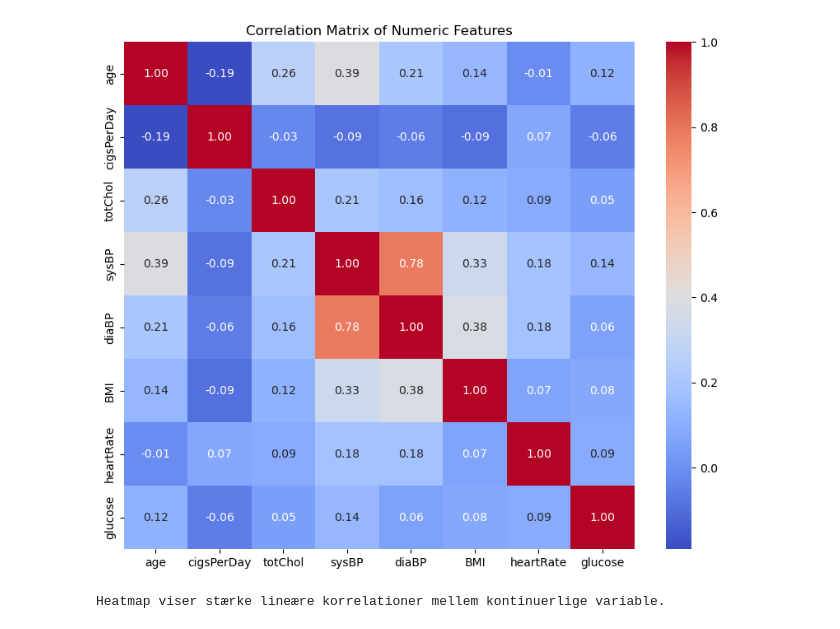
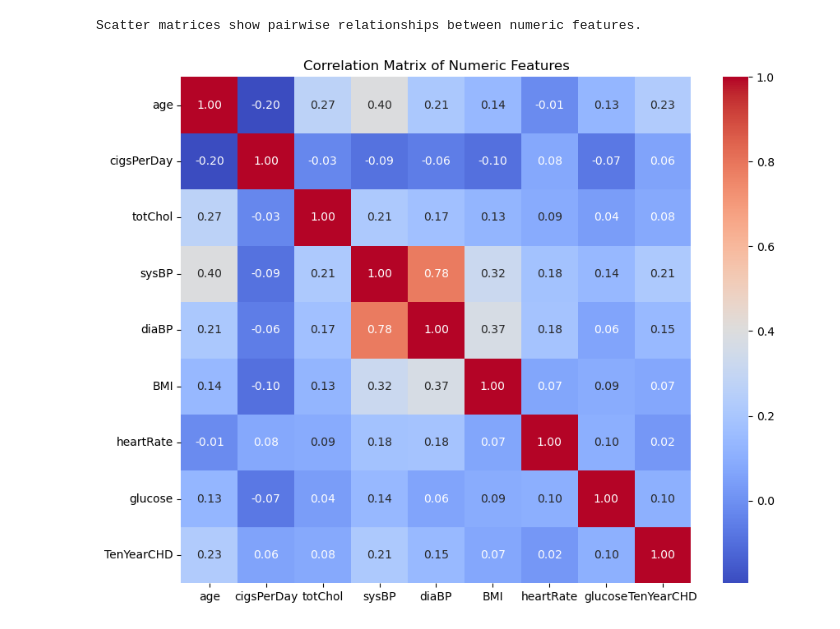
Before and after one commit to Mikerne/BusinessIntelligenceExam, a Jupyter notebook: notebooks/descreptive_statistics.ipynb, the cells around one changed output. Saved outputs shown, nothing was run; the diff lists cells and outputs as text; code cells hidden in the pictures.

```diff
--- a/notebooks/descreptive_statistics.ipynb
+++ b/notebooks/descreptive_statistics.ipynb
@@ -1,5 +1,5 @@
 # %%
-# data_exploration_report.py
+# data_exploration_full.py
 import pandas as pd
 import matplotlib.pyplot as plt
 import seaborn as sns
@@ -11,7 +11,7 @@ from helper_functions import (
 # ----------------------------
 # 1. Load Clean Data
 # ----------------------------
-df = pd.read_csv("../data/processed/heart_disease_clean.csv")
+df = pd.read_csv("../data/processed/heart_disease_clean_v2.csv")
 
 # ----------------------------
 # 2. Define Column Groups
@@ -20,50 +20,80 @@ continuous_cols = ['age', 'cigsPerDay', 'totChol', 'sysBP', 'diaBP', 'BMI', 'hea
 binary_cols = ['male', 'currentSmoker', 'BPMeds', 'prevalentStroke', 'prevalentHyp', 'diabetes', 'TenYearCHD']
 
 # ----------------------------
-# 3. Visualizations & Insights
+# 3. Summary Tables
+# ----------------------------
+# Continuous variables
+summary_stats = df[continuous_cols].describe().T
+summary_stats['IQR'] = summary_stats['75%'] - summary_stats['25%']
+print("=== Continuous Variables Summary ===")
+print(summary_stats)
+
+# Binary variables
+binary_summary = pd.DataFrame({col: df[col].value_counts(normalize=True) * 100 for col in binary_cols}).T
+print("\n=== Binary Variables Summary (% of population) ===")
+print(binary_summary)
+
+# ----------------------------
+# 4. Visualizations
 # ----------------------------
 
 # Boxplots
 show_boxplots(df[continuous_cols], layout="grid")
-print("Boxplots viser fordelingen af kontinuerlige variabler og outliers.")
+print("Boxplots show distribution and outliers for continuous variables.")
 
 # Histograms
 show_histograms(df[continuous_cols], bins=15, layout="grid", bell_curve=True)
-print("Histogrammer viser fordelingen af kontinuerlige variabler.")
+print("Histograms show distribution and density for continuous variables.")
 
-# Scatter Matrices
+# Scatter matrices
 show_scatter_matrix(df[['age', 'cigsPerDay', 'BMI', 'heartRate']], figsize=(10,10), diagonal='kde')
 show_scatter_matrix(df[['sysBP', 'diaBP', 'totChol', 'glucose']], figsize=(10,10), diagonal='kde')
-print("Scatter matrices viser sammenhænge mellem variable.")
+print("Scatter matrices show pairwise relationships between numeric features.")
 
-# Correlation Heatmap
-show_correlation_heatmap(df[continuous_cols])
-print("Heatmap viser stærke lineære korrelationer mellem kontinuerlige variable.")
+# Correlation heatmap
+show_correlation_heatmap(df[continuous_cols + ['TenYearCHD']])
+print("Correlation heatmap shows correlations between variables and CHD.")
 
-# Grouped Histograms
+# Grouped histograms by CHD
 for col in continuous_cols:
     show_grouped_histograms(df[[col, 'TenYearCHD']], category_col='TenYearCHD', bins=15, layout='separate')
-    print(f"Grouped histogram for {col} viser forskelle mellem patienter med/uden 10-års CHD.")
+    print(f"Grouped histogram for {col} shows differences between CHD risk groups.")
 
-# Binary Variable Analysis
-for col in binary_cols:
+# Violin plots for continuous vars by CHD
+for col in continuous_cols:
+    plt.figure(figsize=(6,4))
+    sns.violinplot(x='TenYearCHD', y=col, data=df, palette='Set2')
+    plt.title(f'{col} distribution by 10-Year CHD Risk')
+    plt.xlabel('TenYearCHD (0=No, 1=Yes)')
+    plt.ylabel(col)
+    plt.show()
+print("Violin plots show distribution differences between CHD risk groups.")
+
+# Binary variable analysis
+for col in binary_cols[:-1]:  # exclude TenYearCHD
+    plt.figure(figsize=(6,4))
     sns.countplot(data=df, x=col)
     plt.title(f'Count plot for {col}')
+    plt.ylabel('Count')
     plt.show()
-print("Count plots viser fordelingen af binære variable.")
+print("Count plots show population distribution for binary variables.")
 
-# Proportion af TenYearCHD per binær variabel
-for binary_col in binary_cols[:-1]:  # exclude TenYearCHD
+# Proportion of TenYearCHD per binary variable
+for binary_col in binary_cols[:-1]:
     cross = pd.crosstab(df[binary_col], df['TenYearCHD'], normalize='index')
-    cross.plot(kind='bar', stacked=True, figsize=(6,4), color=['skyblue', 'salmon'])
-    plt.title(f'Proportion af TenYearCHD per {binary_col}')
+    ax = cross.plot(kind='bar', stacked=True, figsize=(6,4), color=['skyblue', 'salmon'])
+    for p in ax.patches:
+        width, height = p.get_width(), p.get_height()
+        x, y = p.get_xy()
+        ax.text(x + width/2, y + height/2, f'{height*100:.1f}%', ha='center', va='center', fontsize=10, color='black')
+    plt.title(f'Proportion of TenYearCHD per {binary_col}')
     plt.ylabel('Proportion')
     plt.xlabel(binary_col)
-    plt.legend(title='TenYearCHD')
+    plt.legend(title='TenYearCHD', labels=['No', 'Yes'])
     plt.show()
-print("Stacked bar plots viser sandsynligheden for CHD per kategori af binære variable.")
+print("Stacked bar plots show CHD risk proportion per binary category.")
 
-# Binned Data Example
+# Binned data example
 show_binned_data(df, column_to_bin='age', column_to_plot='BMI', bins=5, aggregation_method='mean')
-print("Binned data viser hvordan BMI ændrer sig med alderen, hvilket kan bruges til at identificere risikogrupper.")
+print("Binned data shows BMI changes with age, helping identify high-risk age groups.")
 # %% [output]
@@ -77,2 +123,2 @@ Scatter matrices viser sammenhænge mellem variable.
+Scatter matrices show pairwise relationships between numeric features.
-[figure, old version]
+[figure, new version]
-Heatmap viser stærke lineære korrelationer mellem kontinuerlige variable.
```
Also changed, not shown: parts of 1 cell of this notebook, 7 other files.
